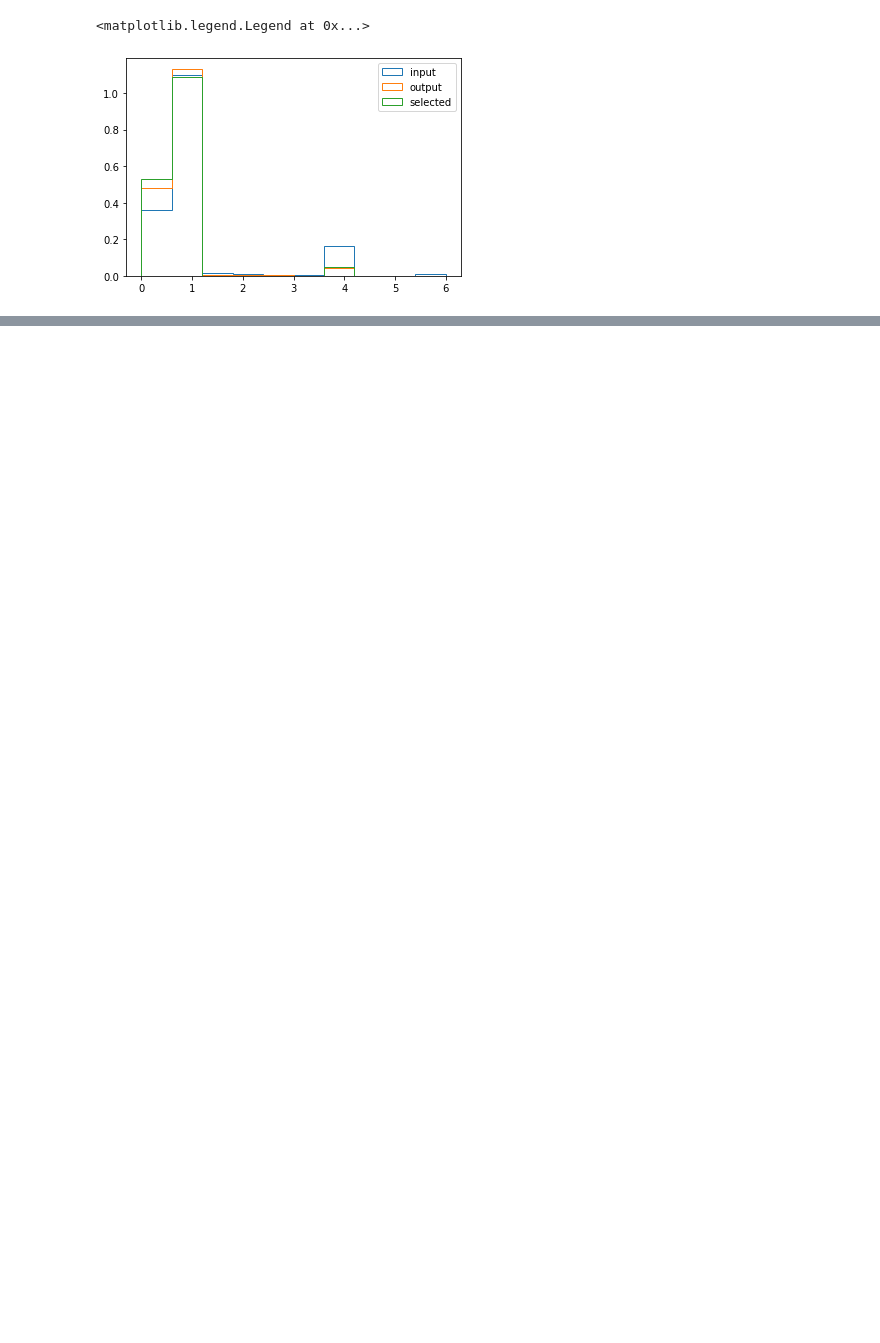
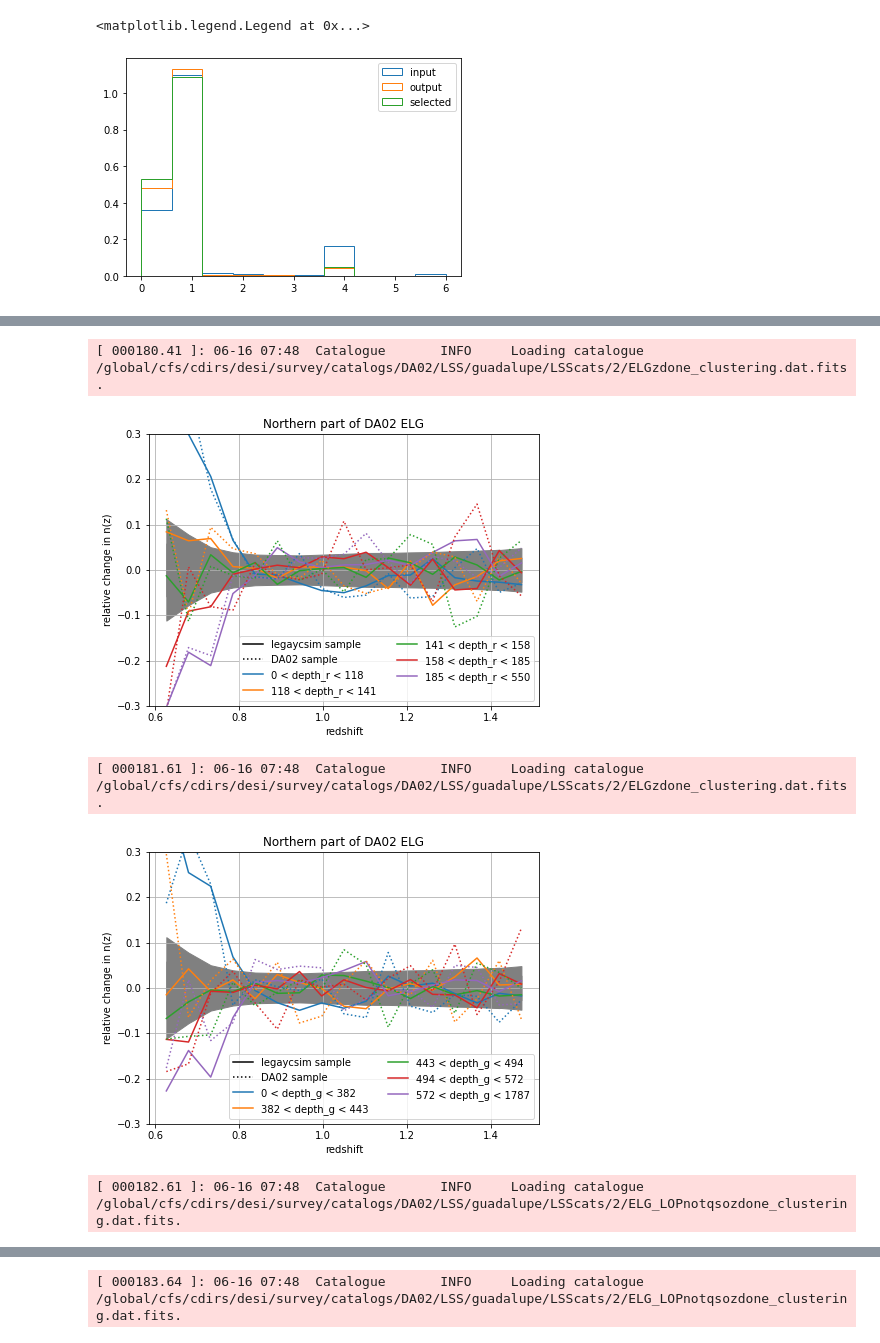
Before and after one commit to adematti/legacysim_runs, a Jupyter notebook: DA02/checks.ipynb, the cells around one changed output, grey strips where cells are left out. Drawn from its saved outputs; the diff is of its cells as text; code cells hidden in the pictures; blank space fills up the shorter version.

Commit message:
add n(z) plots

```diff
--- a/DA02/checks.ipynb
+++ b/DA02/checks.ipynb
@@ -12,10 +12,10 @@ setup_logging()
 plot_dir = 'plots'
 run = 'north'
 region = run[0].upper()
-base_dir = '/global/cfs/cdirs/desi/survey/catalogs/DA02/LSS/everest/LSScats/1.1'
+base_dir = '/global/cfs/cdirs/desi/survey/catalogs/DA02/LSS/guadalupe/LSScats/2/'
 data_fn = os.path.join(base_dir, 'ELGzdone_full.dat.fits')
 randoms_fn = os.path.join(base_dir, 'ELGzdone_0_full.ran.fits')
 hp_fn = '/global/cfs/cdirs/desi/target/catalogs/dr9m/0.44.0/pixweight/main/resolve/dark/pixweight-dark.fits'
-legacysim_fn = os.path.join(os.getenv('CSCRATCH'),'legacysim','dr9','DA02',run,'file0_rs0_skip0','merged','matched_input.fits')
+legacysim_fn = os.path.join(os.getenv('CSCRATCH'), 'legacysim', 'dr9', 'DA02', run, 'file0_rs0_skip0', 'merged', 'matched_input.fits')
 logger.info('Filename: {}'.format(legacysim_fn))
 # %% [output]
@@ -89,10 +89,10 @@ for b in legacysim.bands:
 legacysim['INPUT_EFIBERFLUX_G'] = utils.mag_to_flux(legacysim['INPUT_GFIBER'])
 legacysim.set_estimated_flux(key='EFLUX',key_transmission='MW_TRANSMISSION',key_flux='FLUX')
 legacysim['EFIBERFLUX_G'] = legacysim.estimated_flux('G',key_transmission='MW_TRANSMISSION',key_flux='FIBERFLUX')
-mask_tsin = legacysim.mask_ts(key_flux='INPUT_EFLUX',key_fiberflux='INPUT_EFIBERFLUX',region=region)
-#mask_tsin &= legacysim.mask_maskbit(key_nobs='NOBS',key_maskbits='MASKBITS')
+mask_tsin = legacysim.trues() #legacysim.mask_ts(key_flux='INPUT_EFLUX',key_fiberflux='INPUT_EFIBERFLUX',region=region)
+mask_tsin &= np.all([legacysim['INPUT_NOBS_{}'.format(b)] for b in ['G', 'R', 'Z']], axis=0)
 mask_tsout = legacysim.mask_ts(key_flux='EFLUX',key_fiberflux='EFIBERFLUX',region=region) & legacysim['MATCHED']
-#mask_tsout &= legacysim.mask_maskbit(key_nobs='NOBS',key_maskbits='MASKBITS')
+mask_tsout &= np.all([legacysim['NOBS_{}'.format(b)] for b in ['G', 'R', 'Z']], axis=0)
 logger.info('Selecting {:d} (output)/{:d} (input) injected sources.'.format(mask_tsout.sum(),mask_tsin.sum()))
 legacysim_data = legacysim[mask_tsout]
 legacysim_randoms = legacysim[mask_tsin]
@@ -351,0 +375,36 @@ plt.show()
+# %%
+for prefix in ['ELG', 'ELG_LOPnotqso']:
+    for column, name in [('GALDEPTH_R', 'depth_r'), ('GALDEPTH_G', 'depth_g'), ('EBV', 'ebv')][:-1]:
+        z = legacysim_data['INPUT_HSC_MIZUKI_PHOTOZ_BEST']
+        depth = legacysim_data[column]
+        quantiles = np.quantile(depth, q=np.linspace(0., 1., 6))
+        labels = ['{:.0f} < {} < {:.0f}'.format(low, name, high) for low, high in zip(quantiles[:-1], quantiles[1:])]
+        samples = np.clip(np.digitize(depth, quantiles) - 1, 0, len(quantiles) - 1)
+        ax = plt.gca()
+        fig = plt.gcf()
+        fig.set_size_inches(7, 5)
+        ax.plot([], [], linestyle='-', color='k', label='legaycsim sample')
+        ax.plot([], [], linestyle=':', color='k', label='DA02 sample')
+        plot_dndz_variations(ax, z, samples, linestyle='-', labels=labels)
+
+        data_full = data
+        data_clustering = Catalogue.load(os.path.join(base_dir, '{}zdone_clustering.dat.fits'.format(prefix)))
+        ind1, ind2 = utils.overlap(data_clustering['TARGETID'], data_full['TARGETID'])
+        data_clustering = data_clustering[ind1]
+        z = data_clustering['Z']
+        weights = data_clustering['WEIGHT_COMP']
+        depth = data_full[column][ind2]
+        samples = np.clip(np.digitize(depth, quantiles) - 1, 0, len(quantiles) - 1)
+        plot_dndz_variations(ax, z, samples, weights=weights, linestyle=':')
+        ax.set_title('Northern part of DA02 {}'.format(prefix))
+
+        ax.legend(loc=4, ncol=2)
+        filename = os.path.join(plot_dir, 'dndz_{}_{}_{}.png'.format(prefix, run, name))
+        fig.savefig(filename, bbox_inches='tight', pad_inches=0.1, dpi=200)
+        plt.show()
+# %% [output]
+[ 000180.41 ]: 06-16 07:48  Catalogue       INFO     Loading catalogue /global/cfs/cdirs/desi/survey/catalogs/DA02/LSS/guadalupe/LSScats/2/ELGzdone_clustering.dat.fits.
+[figure, added]
+[ 000181.61 ]: 06-16 07:48  Catalogue       INFO     Loading catalogue /global/cfs/cdirs/desi/survey/catalogs/DA02/LSS/guadalupe/LSScats/2/ELGzdone_clustering.dat.fits.
+[figure, added]
+[ 000182.61 ]: 06-16 07:48  Catalogue       INFO     Loading catalogue /global/cfs/cdirs/desi/survey/catalogs/DA02/LSS/guadalupe/LSScats/2/ELG_LOPnotqsozdone_clustering.dat.fits.
@@ -351,0 +412 @@ plt.show()
+[ 000183.64 ]: 06-16 07:48  Catalogue       INFO     Loading catalogue /global/cfs/cdirs/desi/survey/catalogs/DA02/LSS/guadalupe/LSScats/2/ELG_LOPnotqsozdone_clustering.dat.fits.
```
Also changed, not shown: parts of 12 cells of this notebook, 14 other files.
